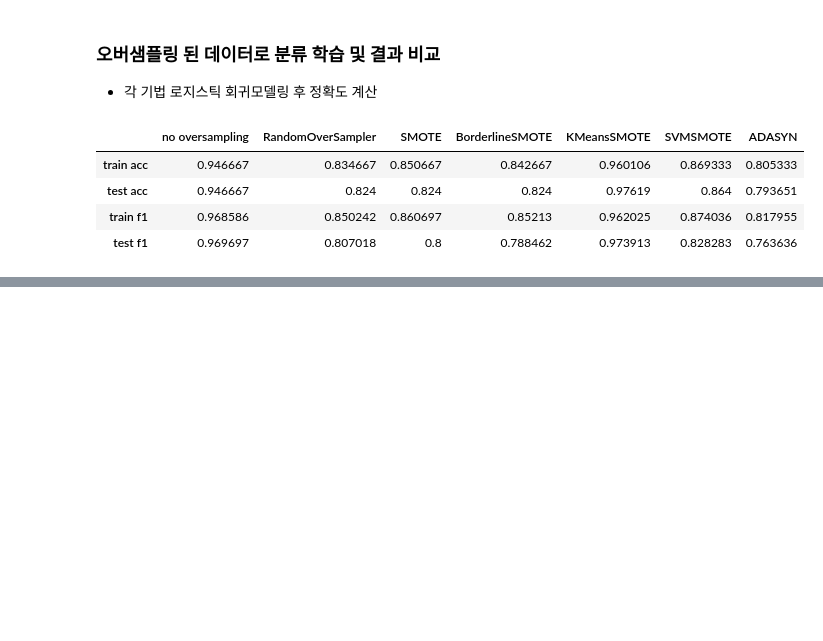
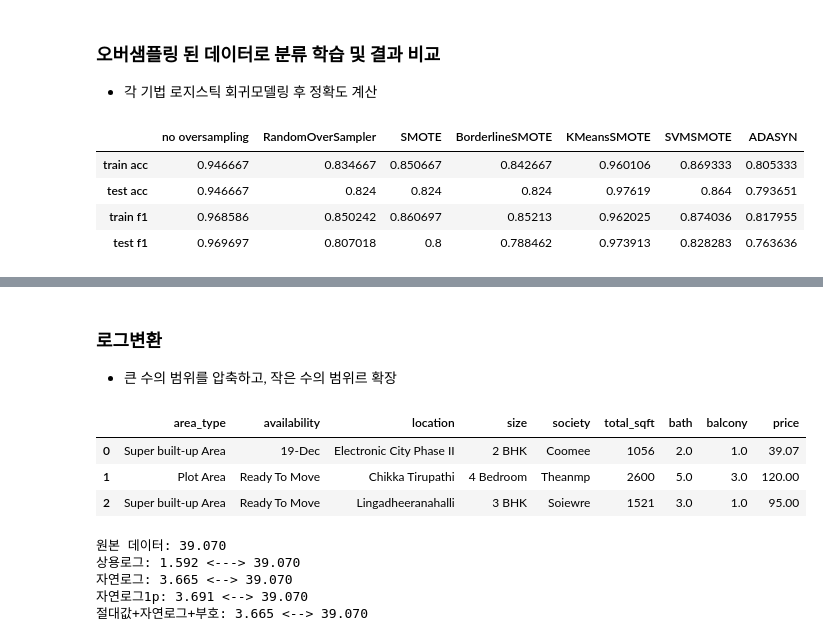
Before and after one commit to klee30810/ADP-study, a Jupyter notebook: stats/codebook/Chap 02. Preprocessing.ipynb, the cells around one changed output, grey strips where cells are left out. Drawn from its saved outputs; the diff is of its cells as text; code cells hidden in the pictures; blank space fills up the shorter version.

```diff
--- a/stats/codebook/Chap 02. Preprocessing.ipynb
+++ b/stats/codebook/Chap 02. Preprocessing.ipynb
@@ -861,0 +861,42 @@ plt.show()
+# %% [markdown]
+### 로그변환
+- 큰 수의 범위를 압축하고, 작은 수의 범위르 확장
+# %%
+realestate = pd.read_csv('https://raw.githubusercontent.com/algoboni/pythoncodebook1-1/main/2-4_BHP.csv').dropna().reset_index(drop=True) # 결측치 삭제 후, 인덱스 리셋
+X = realestate[['bath', 'balcony']] # 수치형 변수 두개만 사용
+y = realestate[['price']]
+realestate.head(3)
+# %% [output]
+|  | area_type | availability | location | size | society | total_sqft | bath | balcony | price |
+| 0 | Super built-up Area | 19-Dec | Electronic City Phase II | 2 BHK | Coomee | 1056 | 2.0 | 1.0 | 39.07 |
+| 1 | Plot Area | Ready To Move | Chikka Tirupathi | 4 Bedroom | Theanmp | 2600 | 5.0 | 3.0 | 120.00 |
+| 2 | Super built-up Area | Ready To Move | Lingadheeranahalli | 3 BHK | Soiewre | 1521 | 3.0 | 1.0 | 95.00 |
+# %%
+example_y = 39.07
+print(f"원본 데이터: {example_y:.3f}")
+
+# 상용로그
+y_log = np.log10(example_y)
+y_log_inv = 10**(y_log)
+print(f"상용로그: {y_log:.3f} <---> {y_log_inv:.3f}")
+
+# 자연로그
+y_log2 = np.log(example_y)
+y_log2_inv = np.exp(y_log2) # 변환 전 값으로 되돌리기
+print(f"자연로그: {y_log2:.3f} <--> {y_log2_inv:.3f}")
+
+# 데이터에 1을 더한(plus) 후 자연로그
+y_log3 = np.log1p(example_y)
+y_log3_inv = np.expm1(y_log3) # 변환 전 값으로 되돌리기
+print(f"자연로그1p: {y_log3:.3f} <--> {y_log3_inv:.3f}")
+
+# 데이터의 절대값에 자연로그 변환을 한 후, 데이터의 원래 부호 붙임
+y_log4 = np.sign(example_y)*np.log(np.abs(example_y))
+y_log4_inv = np.sign(y_log4)*np.exp(np.abs(y_log4))
+print(f"절대값+자연로그+부호: {y_log4:.3f} <--> {y_log4_inv:.3f}")
+# %% [output]
+원본 데이터: 39.070
+상용로그: 1.592 <---> 39.070
+자연로그: 3.665 <--> 39.070
+자연로그1p: 3.691 <--> 39.070
+절대값+자연로그+부호: 3.665 <--> 39.070
```
Also changed, not shown: parts of 67 cells of this notebook.
